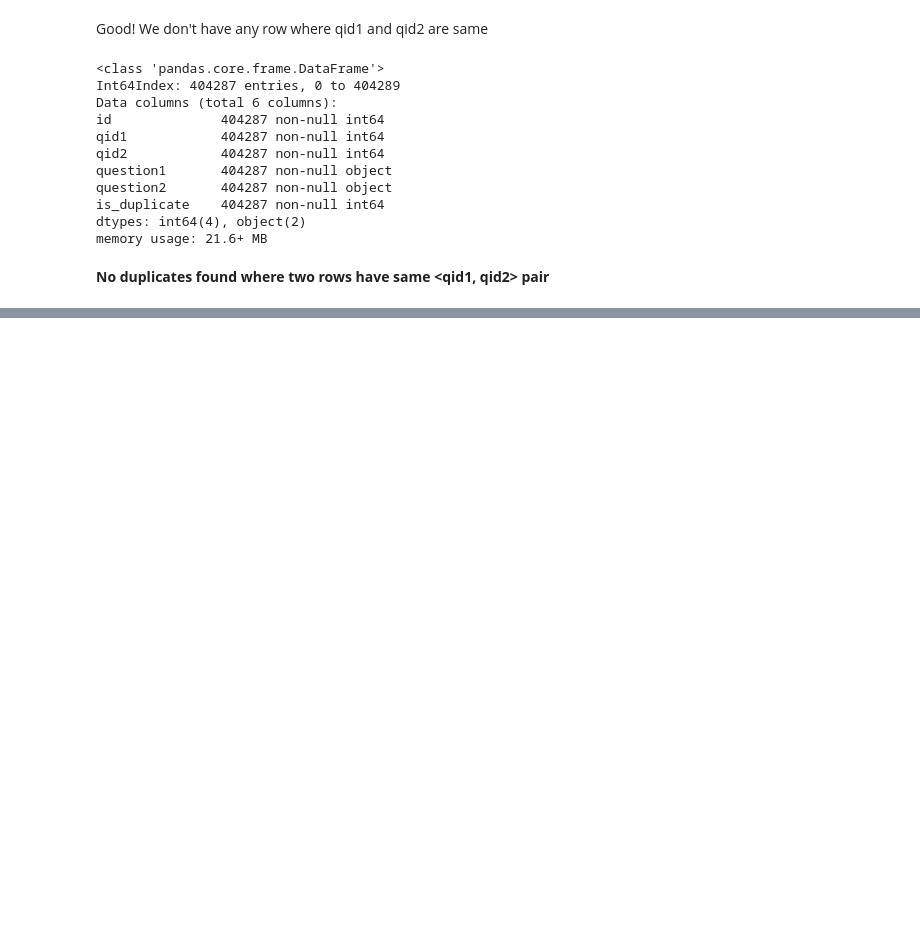
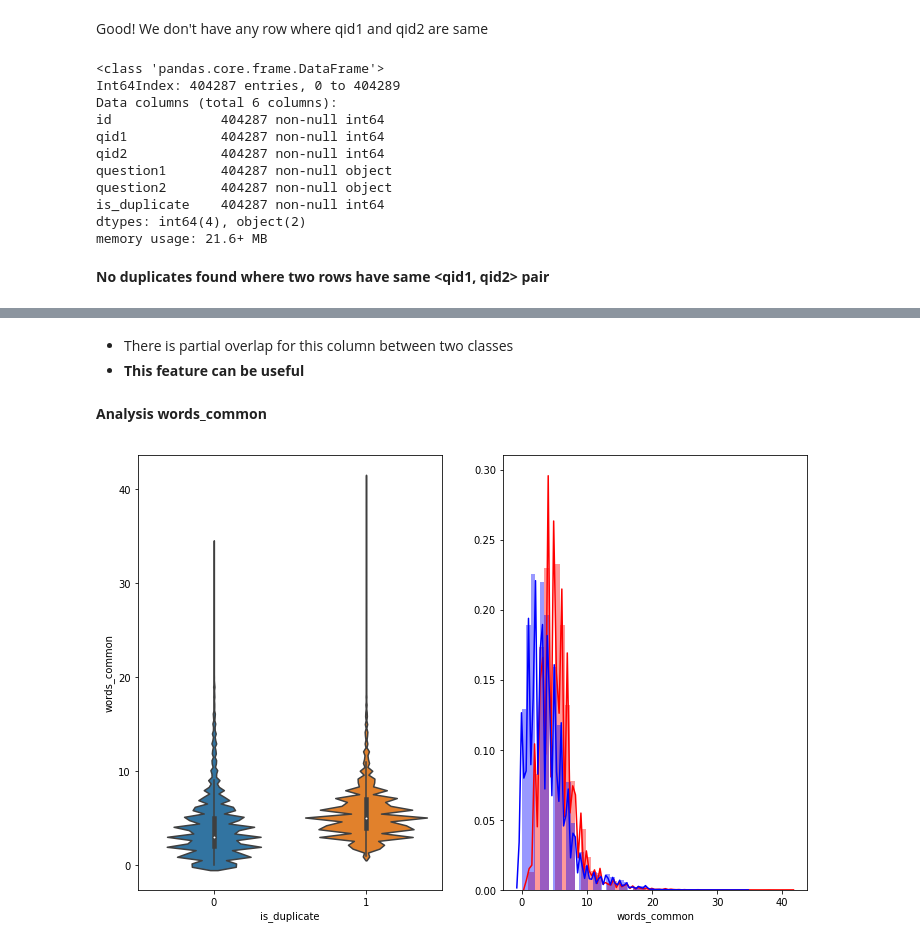
Before and after one commit to NamanJain2050/quora-question-similarity, a Jupyter notebook: quora-question-pair-similarity.ipynb, the cells around one changed output, grey strips where cells are left out. Saved outputs shown, nothing was run; the diff lists cells and outputs as text; code cells hidden in the pictures; blank space fills up the shorter version.

```diff
--- a/quora-question-pair-similarity.ipynb
+++ b/quora-question-pair-similarity.ipynb
@@ -226,0 +319,18 @@ memory usage: 21.6+ MB
+# %% [markdown]
+- There is partial overlap for this column between two classes
+- <b> This feature can be useful </b>
+# %% [markdown]
+<b> Analysis words_common </b>
+# %%
+plt.figure(figsize=(12, 8))
+
+plt.subplot(1,2,1)
+sns.violinplot(x = 'is_duplicate', y = 'words_common', data = data)
+
+plt.subplot(1,2,2)
+sns.distplot(data[data['is_duplicate'] == 1.0]['words_common'], label = "1", color = 'red')
+sns.distplot(data[data['is_duplicate'] == 0.0]['words_common'], label = "0" , color = 'blue')
+
+plt.show()
+# %% [output]
+[figure, added]
```
Also changed, not shown: parts of 13 cells of this notebook.
